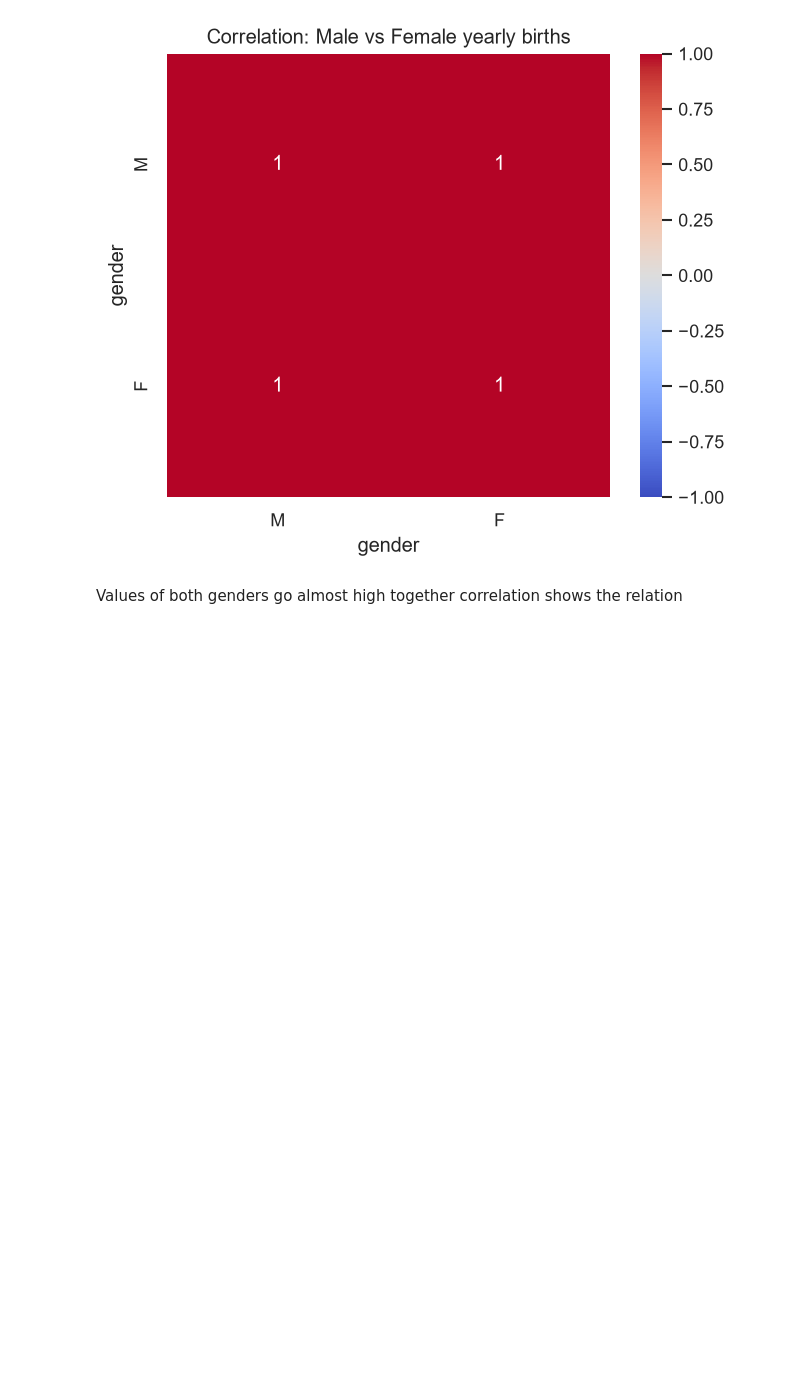
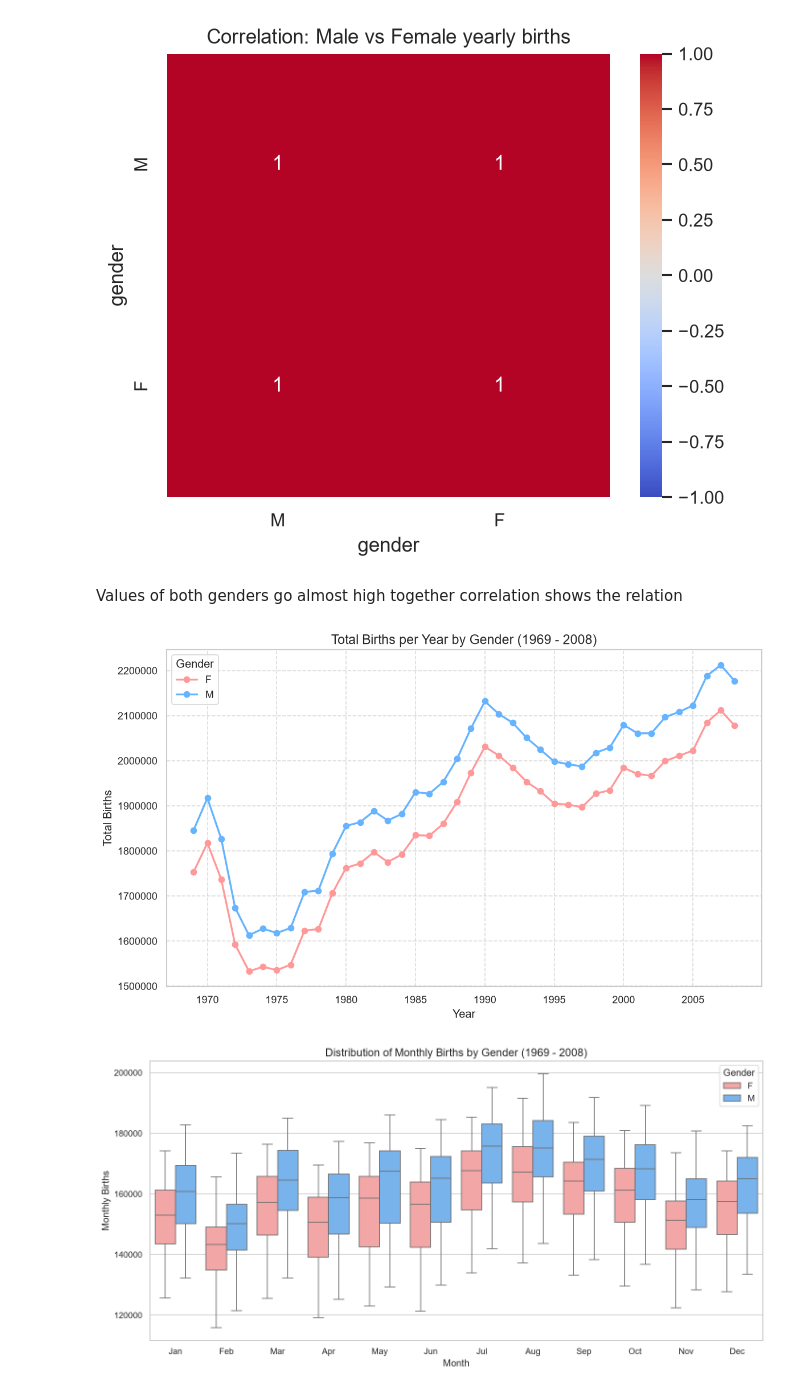
Before and after one commit to muneeb112233/Data_Analysis, a Jupyter notebook: Birth_Rate/Analysis.ipynb, the cells around one changed output. Cells and saved outputs as stored; diff of their text form; code cells hidden in the pictures; blank space fills up the shorter version.

```diff
--- a/Birth_Rate/Analysis.ipynb
+++ b/Birth_Rate/Analysis.ipynb
@@ -568,3 +593,47 @@ plt.show()
 [figure]
 # %% [markdown]
 Values of both genders go almost high together correlation shows the relation
+# %%
+
+# First, we aggregate the monthly data into yearly totals to see the macro-trend
+yearly_data = clean.groupby(["year", "gender"], as_index=False)["births"].sum()
+
+# Pivot to get Years as the index and Genders (F, M) as columns
+yearly_pivot = yearly_data.pivot(index="year", columns="gender", values="births")
+
+# Plot the line chart
+plt.figure(figsize=(10, 6))
+yearly_pivot.plot(kind="line", marker='o', linewidth=2, color=["#ff9999", "#66b3ff"], ax=plt.gca())
+
+plt.title("Total Births per Year by Gender (1969 - 2008)", fontsize=14)
+plt.xlabel("Year", fontsize=12)
+plt.ylabel("Total Births", fontsize=12)
+plt.ticklabel_format(axis="y", style="plain") # Removes scientific notation
+plt.grid(True, linestyle='--', alpha=0.7)
+plt.legend(title="Gender")
+plt.tight_layout()
+plt.savefig("Line_Graph-Total_Births_by_GenderFull.png", dpi=300, bbox_inches="tight")
+plt.show()
+
+# Create a list of month names for better X-axis labels
+month_names = ['Jan', 'Feb', 'Mar', 'Apr', 'May', 'Jun',
+               'Jul', 'Aug', 'Sep', 'Oct', 'Nov', 'Dec']
+
+plt.figure(figsize=(12, 6))
+
+# Use seaborn boxplot. We map 'month' to x, 'births' to y, and split by 'gender'
+sns.boxplot(data=clean, x="month", y="births", hue="gender",
+            palette=["#ff9999", "#66b3ff"])
+
+plt.title("Distribution of Monthly Births by Gender (1969 - 2008)", fontsize=14)
+plt.xlabel("Month", fontsize=12)
+plt.ylabel("Monthly Births", fontsize=12)
+# Seaborn plots the numerical months (1-12), so we replace the labels with names
+plt.xticks(ticks=range(12), labels=month_names)
+plt.legend(title="Gender", loc="upper right")
+plt.tight_layout()
+plt.savefig("BoxPlot-Distribution_Monthl_Births_by_GenderFull.png", dpi=300, bbox_inches="tight")
+plt.show()
+# %% [output]
+[figure, added]
+[figure, added]
```
Also changed, not shown: parts of 7 cells of this notebook.
